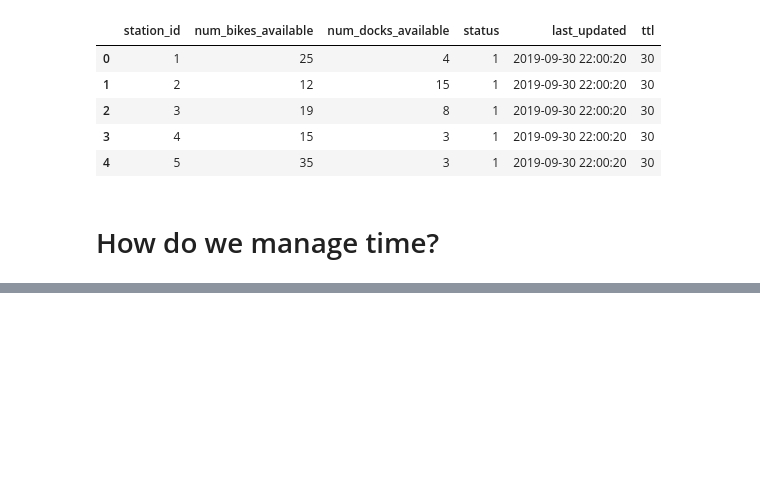
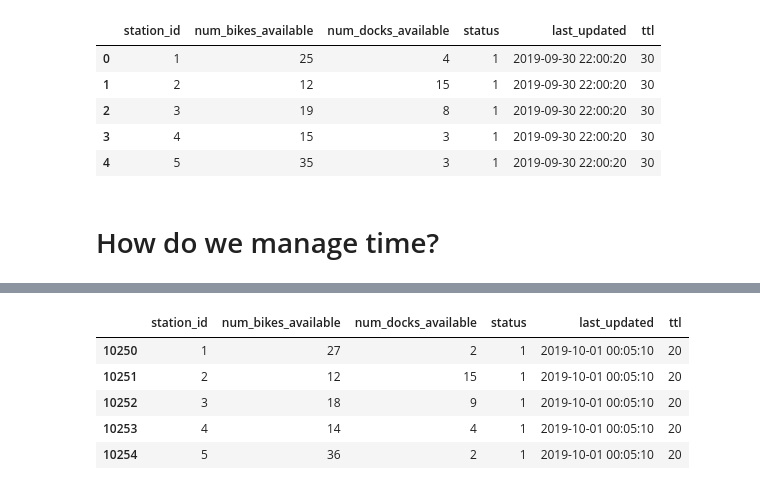
Before and after one commit to jaumevr15/Bicing-Stations-Analysis, a Jupyter notebook: your-project/code/0_data_cleaning.ipynb, the cells around one changed output, grey strips where cells are left out. Saved outputs shown, nothing was run; the diff lists cells and outputs as text; code cells hidden in the pictures; blank space fills up the shorter version.

```diff
--- a/your-project/code/0_data_cleaning.ipynb
+++ b/your-project/code/0_data_cleaning.ipynb
@@ -229,0 +220,11 @@ grouped
+# %%
+octubre = octubre[octubre.last_updated.dt.month == 10]
+# %%
+octubre.head()
+# %% [output]
+|  | station_id | num_bikes_available | num_docks_available | status | last_updated | ttl |
+| 10250 | 1 | 27 | 2 | 1 | 2019-10-01 00:05:10 | 20 |
+| 10251 | 2 | 12 | 15 | 1 | 2019-10-01 00:05:10 | 20 |
+| 10252 | 3 | 18 | 9 | 1 | 2019-10-01 00:05:10 | 20 |
+| 10253 | 4 | 14 | 4 | 1 | 2019-10-01 00:05:10 | 20 |
+| 10254 | 5 | 36 | 2 | 1 | 2019-10-01 00:05:10 | 20 |
```
Also changed, not shown: parts of 7 cells of this notebook.
